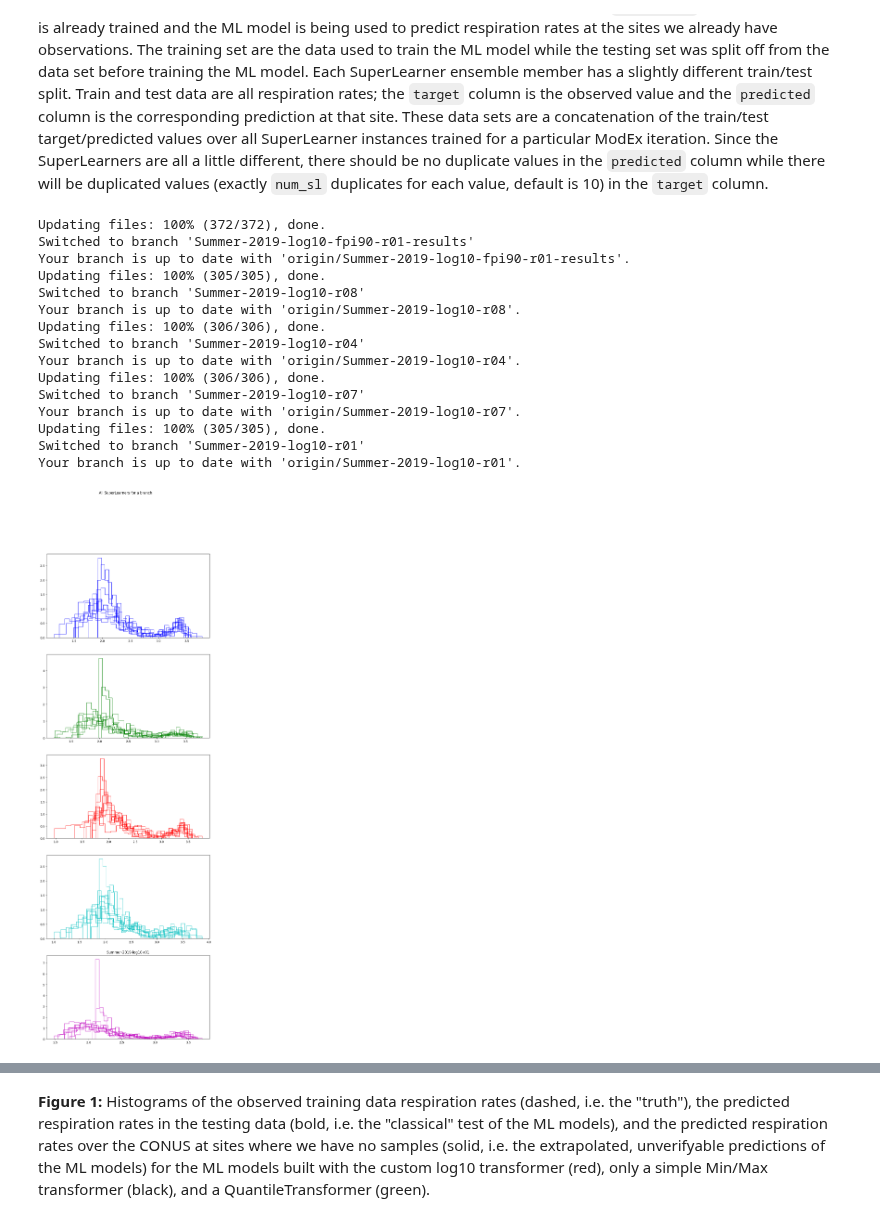
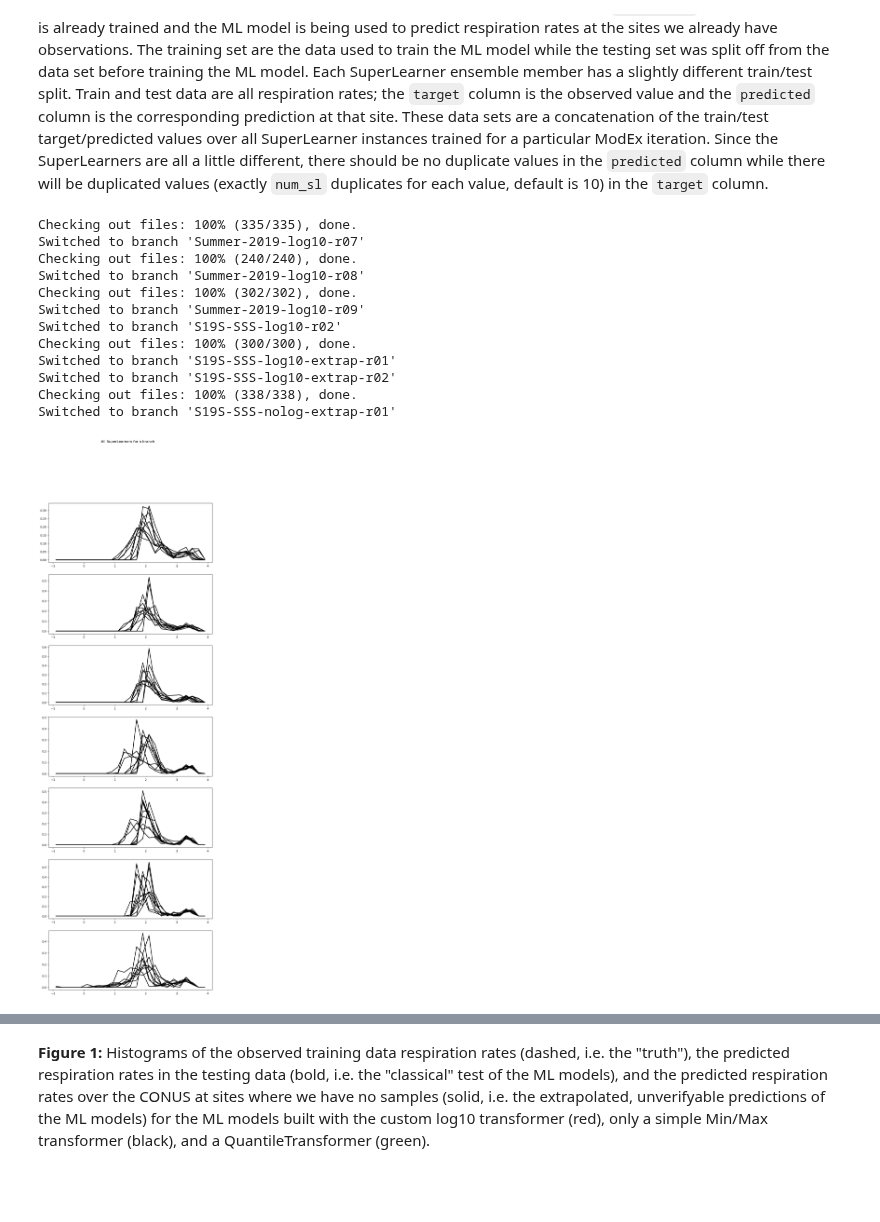
Before and after one commit to parallelworks/sl-archive-whondrs, a Jupyter notebook: examples/figSI_fpi_bias.ipynb, the cells around one changed output, grey strips where cells are left out. Cells and saved outputs as stored; diff of their text form; code cells hidden in the pictures; blank space fills up the shorter version.

```diff
--- a/examples/figSI_fpi_bias.ipynb
+++ b/examples/figSI_fpi_bias.ipynb
@@ -28,12 +28,17 @@ from sklearn.preprocessing import MinMaxScaler, StandardScaler
 
 org='parallelworks'
 repo = "sl-archive-whondrs"
+prefix = "~/tmp"
+
+! mkdir -p {prefix}; cd {prefix}; git clone https://github.com/{org}/{repo}
 
 # Number of independent SuperLearners
 num_sl = 10
 
-# Number of histogram bins
+# Number of histogram bins and range for consistent histograms
 num_bins = 25
+min_bin = -1.0
+max_bin = 4.0
 
 # Large/small respiration boundary value
 rr_bnd = -500.0
@@ -53,69 +60,64 @@ The train and test data were generated during the running of the SuperLearner's
 # %%
 # remove previous csv files
 
 # List the branches we want to work with
-list_branches = ["Summer-2019-log10-fpi90-r01-results", "Summer-2019-log10-r08", "Summer-2019-log10-r04", "Summer-2019-log10-r07", "Summer-2019-log10-r01"]
+list_branches = [
+    'Summer-2019-log10-r07',
+    'Summer-2019-log10-r08',
+    'Summer-2019-log10-r09',
+    'S19S-SSS-log10-r02',
+    'S19S-SSS-log10-extrap-r01',
+    'S19S-SSS-log10-extrap-r02',
+    'S19S-SSS-nolog-extrap-r01',
+]
 # Summer-2019-log10-fpi90-r01-results: fpi .9
 # Summer-2019-log10-r08: fpi .9
     # Got rid of duplicate NPOC data.
 # Summer-2019-log10-r04: fpi .7
 # Summer-2019-log10-r07: fpi .7
     # Got rid of duplicate NPOC data.
 # Summer-2019-log10-r01: fpi .5
-branch_colors = ['b', "g", "r", "c", "m"]
+branch_colors = ['b', "g", "r", "c", "m",'y','k']
 
 # Start a figure for plotting histograms
 fig, ax = plt.subplots(len(list_branches), 1, figsize=(10,30))
 fig.suptitle("All SuperLearners for a branch")
 
 for bb,branch in enumerate(list_branches):
 
     # Change to the requested branch
-    !git checkout {branch}
+    ! cd {prefix}/{repo}; git checkout {branch}
 
     # Loop over the ensemble of SuperLearners
     for ll in range(0,num_sl):
 
-        predict = pd.read_csv('ml_models/sl_'+str(int(ll))+'/sl_predictions.csv')
+        predict = pd.read_csv(prefix+'/'+repo+'/ml_models/sl_'+str(int(ll))+'/sl_predictions.csv')
 
-        # Grab general predict
-        predict_input = pd.read_csv('scripts/prep_06_output_final_predict.csv')
-
-        if (ll == 0):
-            # Load the first Superlearner to initialize storage
-            predict_all = predict
-        else:
-            # Append data for the other SuperLearners
-            predict_all = pd.concat([predict_all, predict])
+        counts, bins = np.histogram(np.log10(np.abs(
+            predict[
+            'Normalized_Respiration_Rate_mg_DO_per_H_per_L_sediment'])), bins=num_bins, range=(min_bin,max_bin))
 
         # Histogram with all superlearners for one branch in one graph
-        plt.gca().set_title(branch)
-        n, bins, patches = ax[bb].hist(
-           np.log10(np.abs(predict['Normalized_Respiration_Rate_mg_DO_per_H_per_L_sediment'])),
-           num_bins, density=True, histtype="step", linestyle=('solid'), color=(branch_colors[bb]))
-
-    # Done loading raw data from each SuperLearner instance
-    # Now, write output to files for publication-quality plots
-    # Use the two hyphen naming convention to separate
-    # branch name from file type.
-    predict_all.to_csv(branch+'--predict_all.csv',mode='w')
+        # Find the center of each bin
+        # Divide number of counts in each bin by total number of counts => probability
+        ax[bb].plot(
+            (bins[:-1]+bins[1:])/2,
+            counts/np.sum(counts),
+            linestyle=('solid'), color='k', linewidth=2)
 # %% [output]
-Updating files: 100% (372/372), done.
-Switched to branch 'Summer-2019-log10-fpi90-r01-results'
-Your branch is up to date with 'origin/Summer-2019-log10-fpi90-r01-results'.
-Updating files: 100% (305/305), done.
+Checking out files: 100% (335/335), done.
+Switched to branch 'Summer-2019-log10-r07'
+Checking out files: 100% (240/240), done.
 Switched to branch 'Summer-2019-log10-r08'
-Your branch is up to date with 'origin/Summer-2019-log10-r08'.
-Updating files: 100% (306/306), done.
-Switched to branch 'Summer-2019-log10-r04'
-Your branch is up to date with 'origin/Summer-2019-log10-r04'.
-Updating files: 100% (306/306), done.
-Switched to branch 'Summer-2019-log10-r07'
-Your branch is up to date with 'origin/Summer-2019-log10-r07'.
-Updating files: 100% (305/305), done.
-Switched to branch 'Summer-2019-log10-r01'
-Your branch is up to date with 'origin/Summer-2019-log10-r01'.
+Checking out files: 100% (302/302), done.
+Switched to branch 'Summer-2019-log10-r09'
+Switched to branch 'S19S-SSS-log10-r02'
+Checking out files: 100% (300/300), done.
+Switched to branch 'S19S-SSS-log10-extrap-r01'
+Switched to branch 'S19S-SSS-log10-extrap-r02'
+Checking out files: 100% (338/338), done.
+Switched to branch 'S19S-SSS-nolog-extrap-r01'
-[figure, old version]
+[figure, new version]
 # %%
 # Above we plotted each SuperLearner iteration separately.
 # Now, plot the overall, merged distributions.
```
Also changed, not shown: parts of 2 cells of this notebook.
